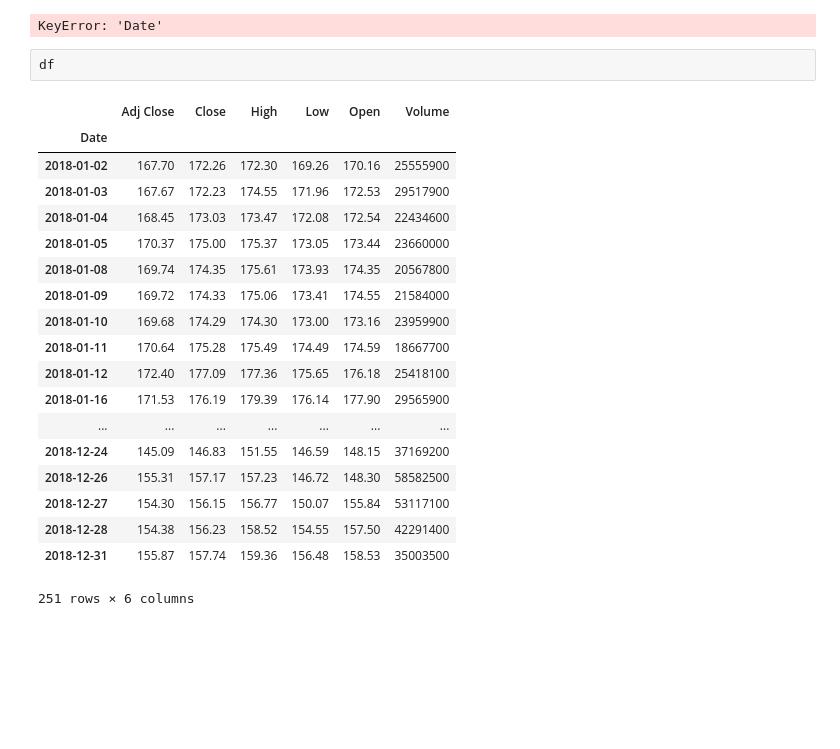
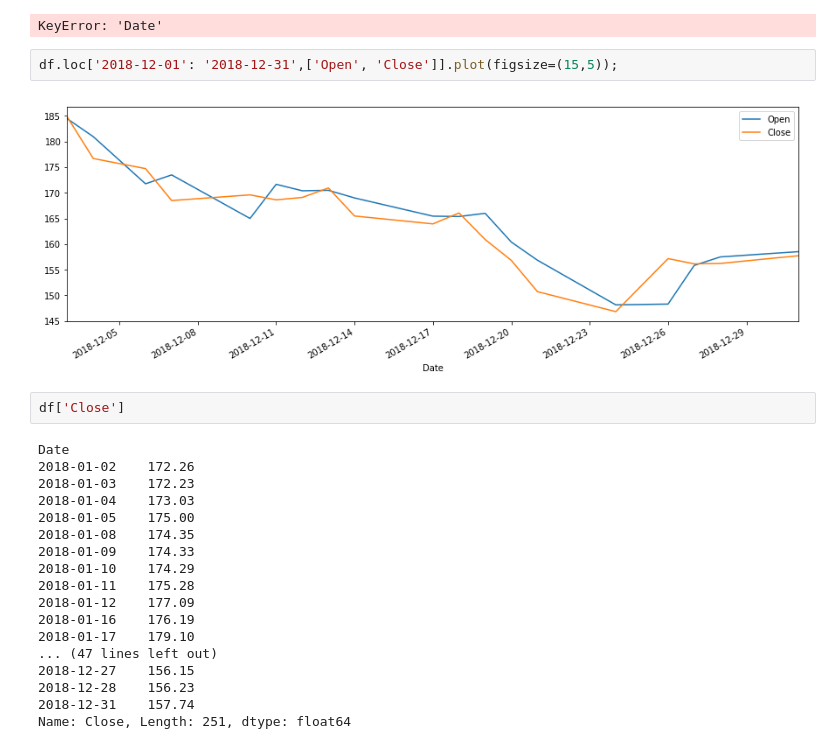
Before and after one commit to jsagithub/BubleGraph, a Jupyter notebook: GetDataStock.ipynb, the cells around one changed output. Drawn from its saved outputs; the diff is of its cells as text; blank space fills up the shorter version.

Commit message:
add graph with open and close data

```diff
--- a/GetDataStock.ipynb
+++ b/GetDataStock.ipynb
@@ -43,25 +48,27 @@ fig = go.Figure(data=[go.Candlestick(x=df['Date'],
 fig.show()
 # %% [output]
 KeyError: 'Date'
+# %%
+df.loc['2018-12-01': '2018-12-31',['Open', 'Close']].plot(figsize=(15,5));
+# %% [output]
+[figure, added]
 # %%
-df
+df['Close']
 # %% [output]
-|  | Adj Close | Close | High | Low | Open | Volume |
-| Date |  |  |  |  |  |  |
-| 2018-01-02 | 167.70 | 172.26 | 172.30 | 169.26 | 170.16 | 25555900 |
-| 2018-01-03 | 167.67 | 172.23 | 174.55 | 171.96 | 172.53 | 29517900 |
-| 2018-01-04 | 168.45 | 173.03 | 173.47 | 172.08 | 172.54 | 22434600 |
-| 2018-01-05 | 170.37 | 175.00 | 175.37 | 173.05 | 173.44 | 23660000 |
-| 2018-01-08 | 169.74 | 174.35 | 175.61 | 173.93 | 174.35 | 20567800 |
-| 2018-01-09 | 169.72 | 174.33 | 175.06 | 173.41 | 174.55 | 21584000 |
-| 2018-01-10 | 169.68 | 174.29 | 174.30 | 173.00 | 173.16 | 23959900 |
-| 2018-01-11 | 170.64 | 175.28 | 175.49 | 174.49 | 174.59 | 18667700 |
-| 2018-01-12 | 172.40 | 177.09 | 177.36 | 175.65 | 176.18 | 25418100 |
-| 2018-01-16 | 171.53 | 176.19 | 179.39 | 176.14 | 177.90 | 29565900 |
-| ... | ... | ... | ... | ... | ... | ... |
-| 2018-12-24 | 145.09 | 146.83 | 151.55 | 146.59 | 148.15 | 37169200 |
-| 2018-12-26 | 155.31 | 157.17 | 157.23 | 146.72 | 148.30 | 58582500 |
-| 2018-12-27 | 154.30 | 156.15 | 156.77 | 150.07 | 155.84 | 53117100 |
-| 2018-12-28 | 154.38 | 156.23 | 158.52 | 154.55 | 157.50 | 42291400 |
-| 2018-12-31 | 155.87 | 157.74 | 159.36 | 156.48 | 158.53 | 35003500 |
-251 rows × 6 columns
+Date
+2018-01-02    172.26
+2018-01-03    172.23
+2018-01-04    173.03
+2018-01-05    175.00
+2018-01-08    174.35
+2018-01-09    174.33
+2018-01-10    174.29
+2018-01-11    175.28
+2018-01-12    177.09
+2018-01-16    176.19
+2018-01-17    179.10
+... (47 lines left out)
+2018-12-27    156.15
+2018-12-28    156.23
+2018-12-31    157.74
+Name: Close, Length: 251, dtype: float64
```
Also changed, not shown: parts of 1 cell of this notebook.
